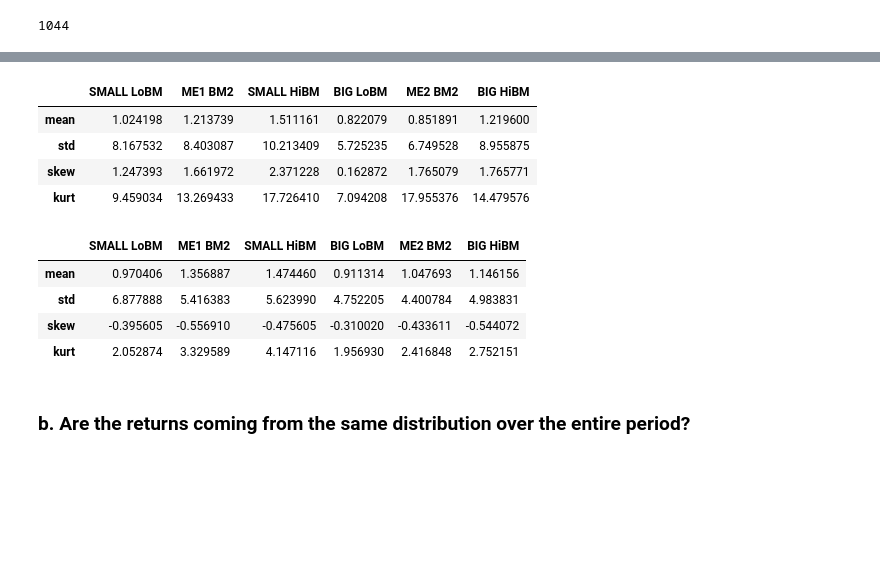
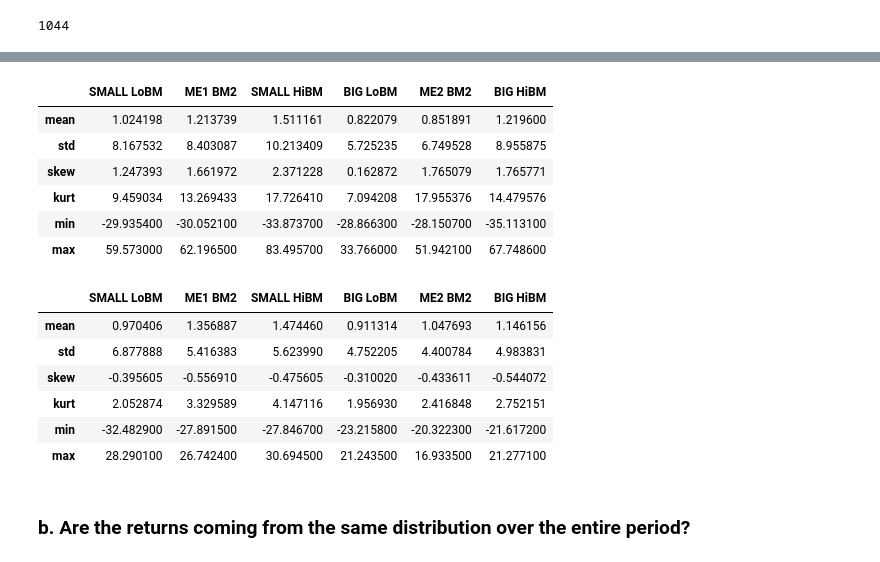
Before and after one commit to jaepil-choi/fbaquant23, a Jupyter notebook: s1.2ap/hw/s1.2ap_hw02.ipynb, the cells around one changed output, grey strips where cells are left out. Cells and saved outputs as stored; diff of their text form; code cells hidden in the pictures; blank space fills up the shorter version.

Commit message:
[s1.2ap] Problem 3: Perform KS test and finish the answer
Also add simple statistics comparison (mean, std, kurt, etc)

```diff
--- a/s1.2ap/hw/s1.2ap_hw02.ipynb
+++ b/s1.2ap/hw/s1.2ap_hw02.ipynb
@@ -88,23 +98,27 @@ len(df)
 df1 = df.iloc[:int(len(df)/2)]
 df2 = df.iloc[int(len(df)/2):]
 # %%
+# 193001 ~ 197306
 df1_stats = df1.agg(
     {
-        col: ['mean', 'std', 'skew', 'kurt'] for col in df1.columns
+        col: ['mean', 'std', 'skew', 'kurt', 'min', 'max'] for col in df1.columns
     }
 )
 
 df1_stats
 # %% [output]
 |  | SMALL LoBM | ME1 BM2 | SMALL HiBM | BIG LoBM | ME2 BM2 | BIG HiBM |
 | mean | 1.024198 | 1.213739 | 1.511161 | 0.822079 | 0.851891 | 1.219600 |
 | std | 8.167532 | 8.403087 | 10.213409 | 5.725235 | 6.749528 | 8.955875 |
 | skew | 1.247393 | 1.661972 | 2.371228 | 0.162872 | 1.765079 | 1.765771 |
 | kurt | 9.459034 | 13.269433 | 17.726410 | 7.094208 | 17.955376 | 14.479576 |
+| min | -29.935400 | -30.052100 | -33.873700 | -28.866300 | -28.150700 | -35.113100 |
+| max | 59.573000 | 62.196500 | 83.495700 | 33.766000 | 51.942100 | 67.748600 |
 # %%
+# 197307 ~ 201612
 df2_stats = df2.agg(
     {
-        col: ['mean', 'std', 'skew', 'kurt'] for col in df2.columns
+        col: ['mean', 'std', 'skew', 'kurt', 'min', 'max'] for col in df2.columns
     }
 )
 
@@ -115,5 +129,7 @@ df2_stats
 | std | 6.877888 | 5.416383 | 5.623990 | 4.752205 | 4.400784 | 4.983831 |
 | skew | -0.395605 | -0.556910 | -0.475605 | -0.310020 | -0.433611 | -0.544072 |
 | kurt | 2.052874 | 3.329589 | 4.147116 | 1.956930 | 2.416848 | 2.752151 |
+| min | -32.482900 | -27.891500 | -27.846700 | -23.215800 | -20.322300 | -21.617200 |
+| max | 28.290100 | 26.742400 | 30.694500 | 21.243500 | 16.933500 | 21.277100 |
 # %% [markdown]
 ### b. Are the returns coming from the same distribution over the entire period?
```
Also changed, not shown: parts of 10 cells of this notebook.
